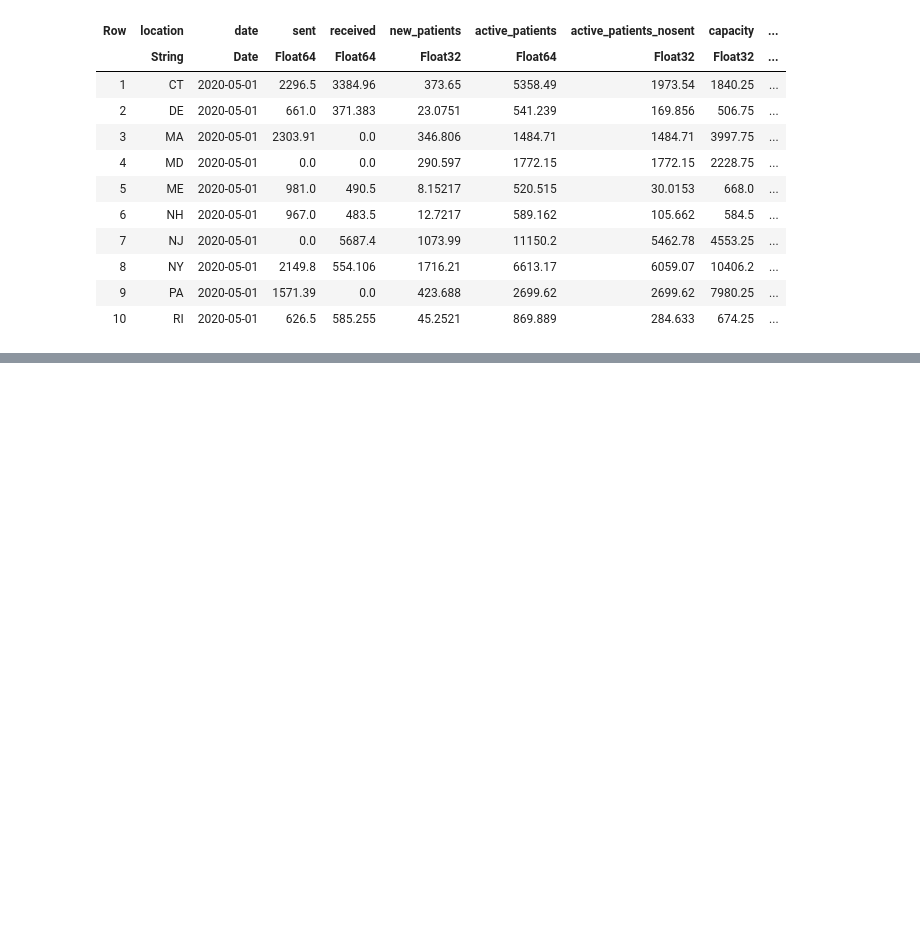
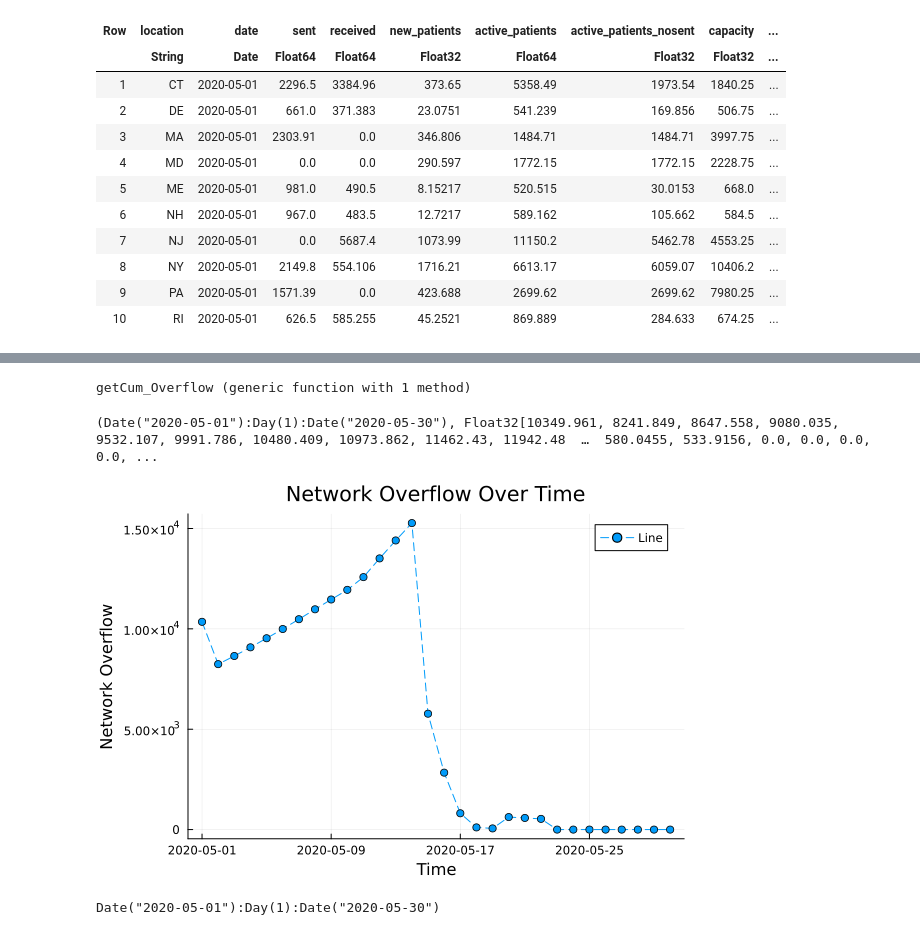
Before and after one commit to Chhheryl/Healthcare-Resources-Optimization-main, a Jupyter notebook: Test Models/patientNurse_allocation_.ipynb, the cells around one changed output, grey strips where cells are left out. Cells and saved outputs as stored; diff of their text form; code cells hidden in the pictures; blank space fills up the shorter version.

Commit message:
Plotting the NETWORK Overflow given the results from the`results_all` function

```diff
--- a/Test Models/patientNurse_allocation_.ipynb
+++ b/Test Models/patientNurse_allocation_.ipynb
@@ -222,0 +230,51 @@ Dict{String, Vector{String}} with 10 entries:
+# %%
+function getCum_Overflow(states, results)
+    #=
+    states: the list of states that were in your network
+
+    results: the output of the function `results_all`
+
+    =#
+
+    time_horizon = filter(row -> row.location == states[1], results.complete_table).date
+    df = DataFrame(Date = time_horizon)
+
+    # loop over the states
+    for state in states
+        # get the states respective overflow
+        state_overflow = filter(row -> row.location == state, results.complete_table).overflow
+
+        # append the states data to the df
+        df[!,Symbol(state)] = state_overflow
+    end
+    trans_df = permutedims(df)
+
+    dates = []
+    overflow_p_day = []
+    for col in names(trans_df)
+        push!(dates, trans_df[:, col][1])
+        push!(overflow_p_day, sum(trans_df[:,col][2:end]))
+    end
+    return minimum(dates):maximum(dates), [convert(Float32, x) for x in overflow_p_day]
+end
+# %% [output]
+getCum_Overflow (generic function with 1 method)
+# %%
+dates, overflow_p_day= getCum_Overflow(states, results)
+# %% [output]
+(Date("2020-05-01"):Day(1):Date("2020-05-30"), Float32[10349.961, 8241.849, 8647.558, 9080.035, 9532.107, 9991.786, 10480.409, 10973.862, 11462.43, 11942.48  …  580.0455, 533.9156, 0.0, 0.0, 0.0, 0.0, ...
+# %%
+# Create the plot
+plot(dates, float(overflow_p_day),
+    label="Line",
+    linestyle=:dash,
+    marker=:circle,
+    xlabel="Time",
+    ylabel="Network Overflow",
+    title="Network Overflow Over Time")
+# %% [output]
+[figure, added]
+# %%
+minimum(dates):maximum(dates)
+# %% [output]
+Date("2020-05-01"):Day(1):Date("2020-05-30")
```
Also changed, not shown: parts of 7 cells of this notebook.
